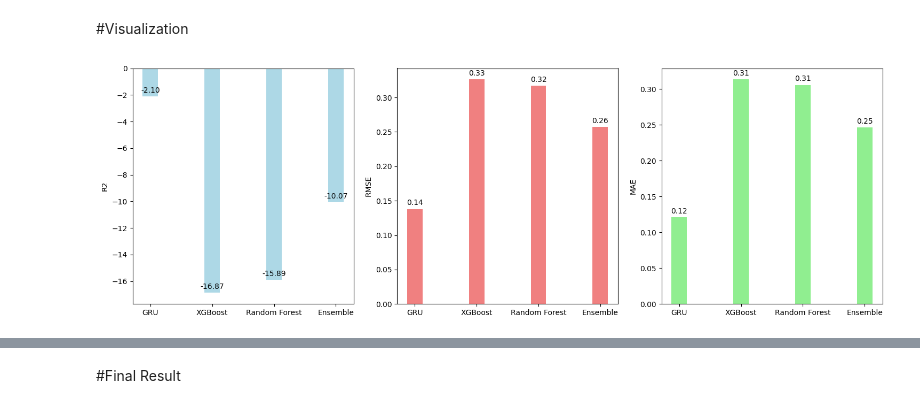
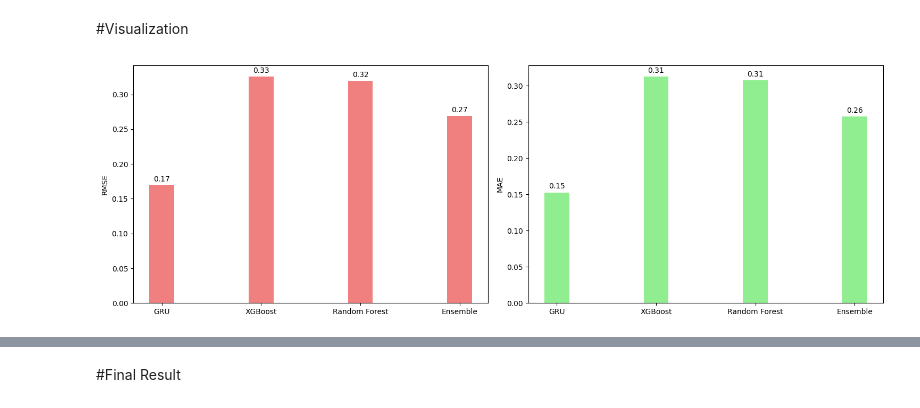
Before and after one commit to meghana1827/Sentimental-Analysis-For-Stock-Prediction, a Jupyter notebook: 22027065(Stock_Price_Prediction).ipynb, the cells around one changed output, grey strips where cells are left out. Cells and saved outputs as stored; diff of their text form; code cells hidden in the pictures.

```diff
--- a/22027065(Stock_Price_Prediction).ipynb
+++ b/22027065(Stock_Price_Prediction).ipynb
@@ -39,8 +36,8 @@ from sklearn.metrics import (
 parameters = {
     # Stock and Date Information
     'ticker': 'AAPL',  # Ticker symbol for the stock to be predicted (e.g., AAPL, TSLA)
-    'start_date': '2023-01-03',  # Start date for the historical data (YYYY-MM-DD)
-    'end_date': '2025-01-03',    # End date for the historical data (YYYY-MM-DD)
+    'start_date': '2022-01-03',  # Start date for the historical data (YYYY-MM-DD)
+    'end_date': '2024-01-03',    # End date for the historical data (YYYY-MM-DD)
 
     # Data Preparation Settings
     'look_back': 60,  # Number of days to look back for predicting future prices
@@ -786,7 +857,7 @@ XGBRegressor(base_score=None, booster=None, callbacks=None,
 ##RF Model
 # %%
 # Initialize RandomForestRegressor with 100 estimators (trees)
-rf_model = RandomForestRegressor(n_estimators=100)
+rf_model = RandomForestRegressor(n_estimators=1000)
 
 # Train the RandomForest model using the reshaped training data (2D)
 rf_model.fit(X_train_2d, y_train)
@@ -908,7 +979,7 @@ models = list(results.keys())  # List of model names
 metrics = list(results['GRU'].keys())  # List of metric names for GRU model
 
 # --- R2 Score, RMSE, and MAE ---
-metric_to_plot = ['R2', 'RMSE', 'MAE']  # Metrics to plot
+metric_to_plot = ['RMSE', 'MAE']  # Metrics to plot
 
 x = np.arange(len(models))  # X-axis positions for models
 width = 0.25  # Width of the bars in the plot
@@ -921,31 +992,31 @@ colors = {
     'R2': 'lightblue',  # Light Blue for R2
     'RMSE': 'lightcoral',  # Light Coral for RMSE
     'MAE': 'lightgreen'  # Light Green for MAE
 }
 
 # Loop over each metric to generate individual bar plots
 for idx, metric in enumerate(metric_to_plot):
     values = [results[model][metric] for model in models]  # Get values for the current metric
 
     # Create a bar plot for the current metric
     rects = axs[idx].bar(x, values, width, label=metric, color=colors[metric])
 
     # Set X-axis labels and Y-axis label
     axs[idx].set_xticks(x)
     axs[idx].set_xticklabels(models)
     axs[idx].set_ylabel(metric)
 
     # Annotate each bar with its height (value)
     for rect in rects:
         height = rect.get_height()
         axs[idx].annotate(f'{height:.2f}',  # Display the value with 2 decimal points
                         xy=(rect.get_x() + rect.get_width() / 2, height),
                         xytext=(0, 3),  # 3 points vertical offset
                         textcoords="offset points",
                         ha='center', va='bottom')
 
 # Adjust layout for a cleaner display
 fig.tight_layout()
 plt.show()  # Show the plot
 # %% [output]
-[figure, old version]
+[figure, new version]
```
Also changed, not shown: parts of 22 cells of this notebook.
